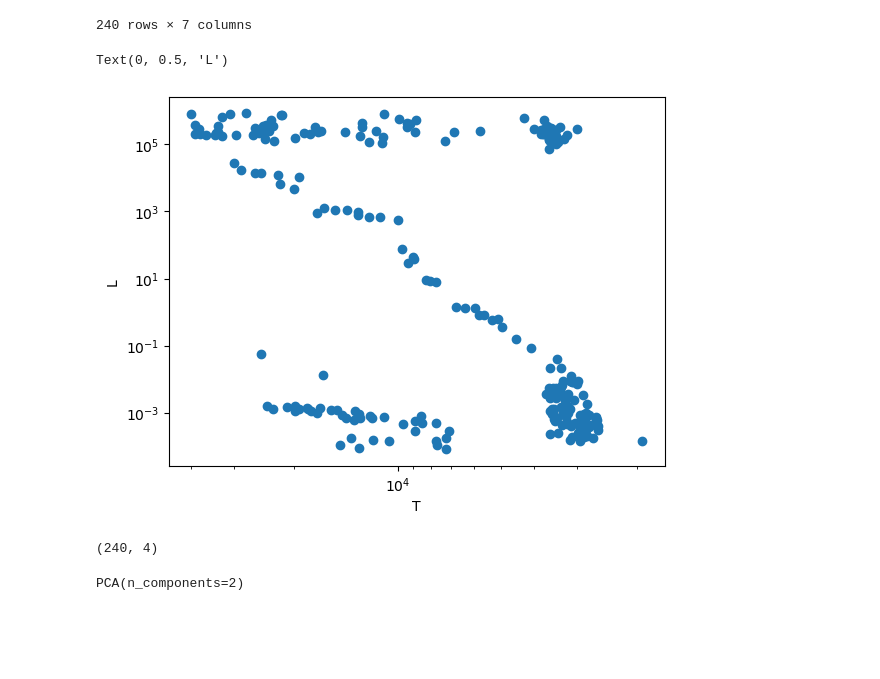
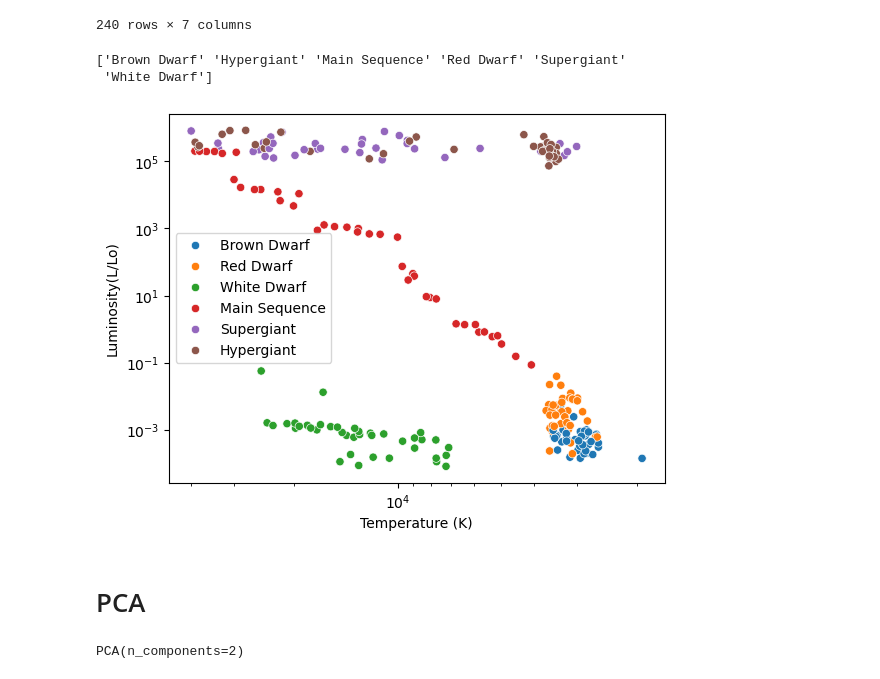
Before and after one commit to JacopoPerri/astrostatistics_bicocca_2026, a Jupyter notebook: working/HRdiagram.ipynb, the cells around one changed output. Drawn from its saved outputs; the diff is of its cells as text; code cells hidden in the pictures; blank space fills up the shorter version.

Commit message:
Finished HR diagram pca

```diff
--- a/working/HRdiagram.ipynb
+++ b/working/HRdiagram.ipynb
@@ -27,6 +30,15 @@ df_stars
 | 238 | 9235 | 404940.000000 | 1112.0000 | -11.23 | Hypergiant | White | ... |
 | 239 | 37882 | 294903.000000 | 1783.0000 | -7.80 | Hypergiant | Blue | ... |
 240 rows × 7 columns
+# %%
+le = LabelEncoder()
+df_stars['Star type'] = le.fit_transform(df_stars['Star type'])
+labels = le.inverse_transform(df_stars['Star type'])
+class_names = le.classes_
+print(class_names)
+# %% [output]
+['Brown Dwarf' 'Hypergiant' 'Main Sequence' 'Red Dwarf' 'Supergiant'
+ 'White Dwarf']
 # %%
 T = df_stars['Temperature (K)']
 L = df_stars['Luminosity(L/Lo)']
@@ -40,22 +47,13 @@ class_names = le.classes_
 # %%
 fig, ax = plt.subplots()
-plt.scatter(T, L)
+sns.scatterplot(data=df_stars, x='Temperature (K)', y='Luminosity(L/Lo)', hue=labels, palette='tab10')
 plt.xscale('log')
 plt.yscale('log')
-ax.xaxis.set_inverted(True)
-plt.xlabel('T')
-plt.ylabel('L')
+ax.invert_xaxis()
 # %% [output]
-Text(0, 0.5, 'L')
-[figure, old version]
+[figure, new version]
+# %% [markdown]
+# PCA
 # %%
-X = np.array([T, L, R, abs_mag])
-X = np.reshape(X, shape=(len(T), 4))
-X.shape
+X = np.array([T, L, R, absmag]) #4 features: temperature, luminosity, radius, absolute magnitude
+X = X.T #shape = n_points, n_features
-# %% [output]
-(240, 4)
-# %%
-pca = PCA(n_components=2)
-pca.fit_transform(X)
-# %% [output]
-PCA(n_components=2)
@@ -61,0 +64,6 @@ PCA(n_components=2)
+# %%
+# can this be described with mean + 2 principal components?
+pca = PCA(n_components=2)
+pca.fit(X)
+# %% [output]
+PCA(n_components=2)
```
Also changed, not shown: parts of 7 cells of this notebook, 1 other file.
